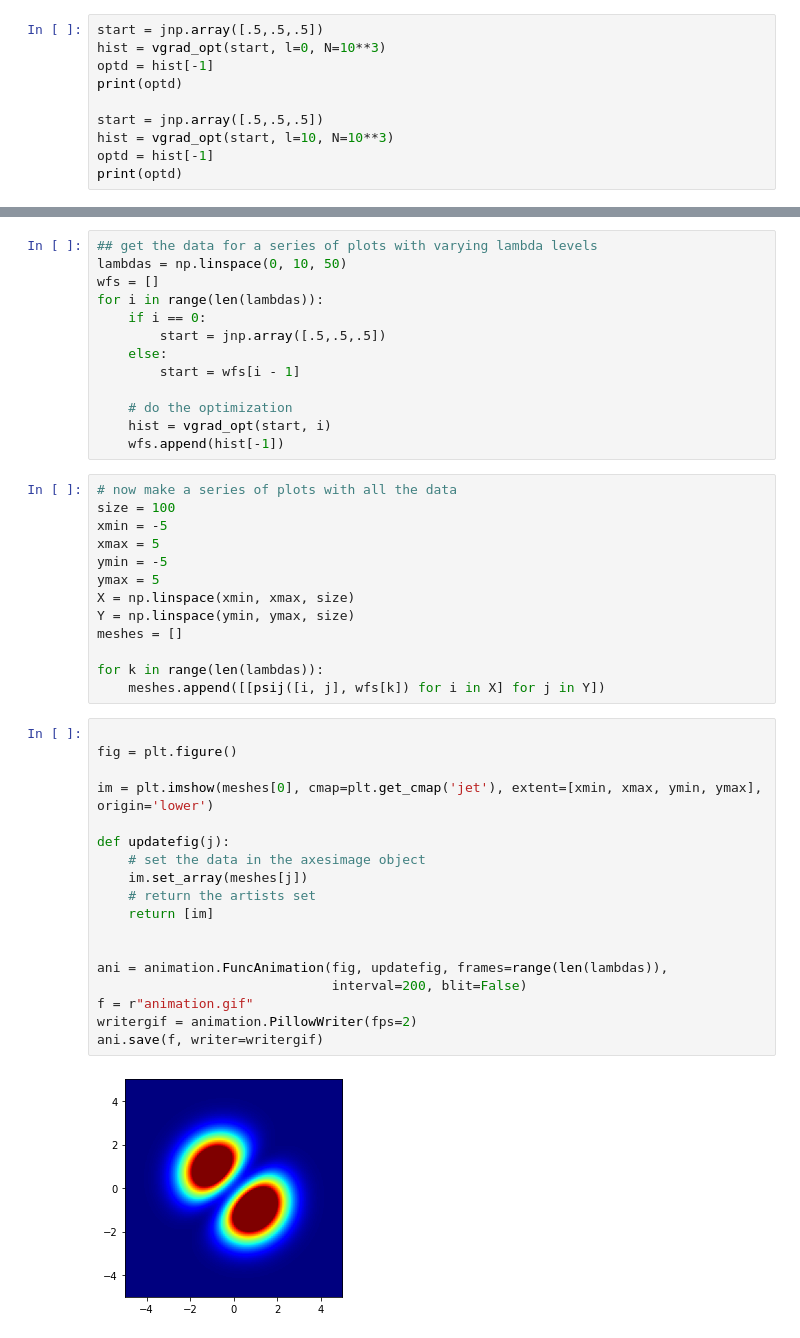
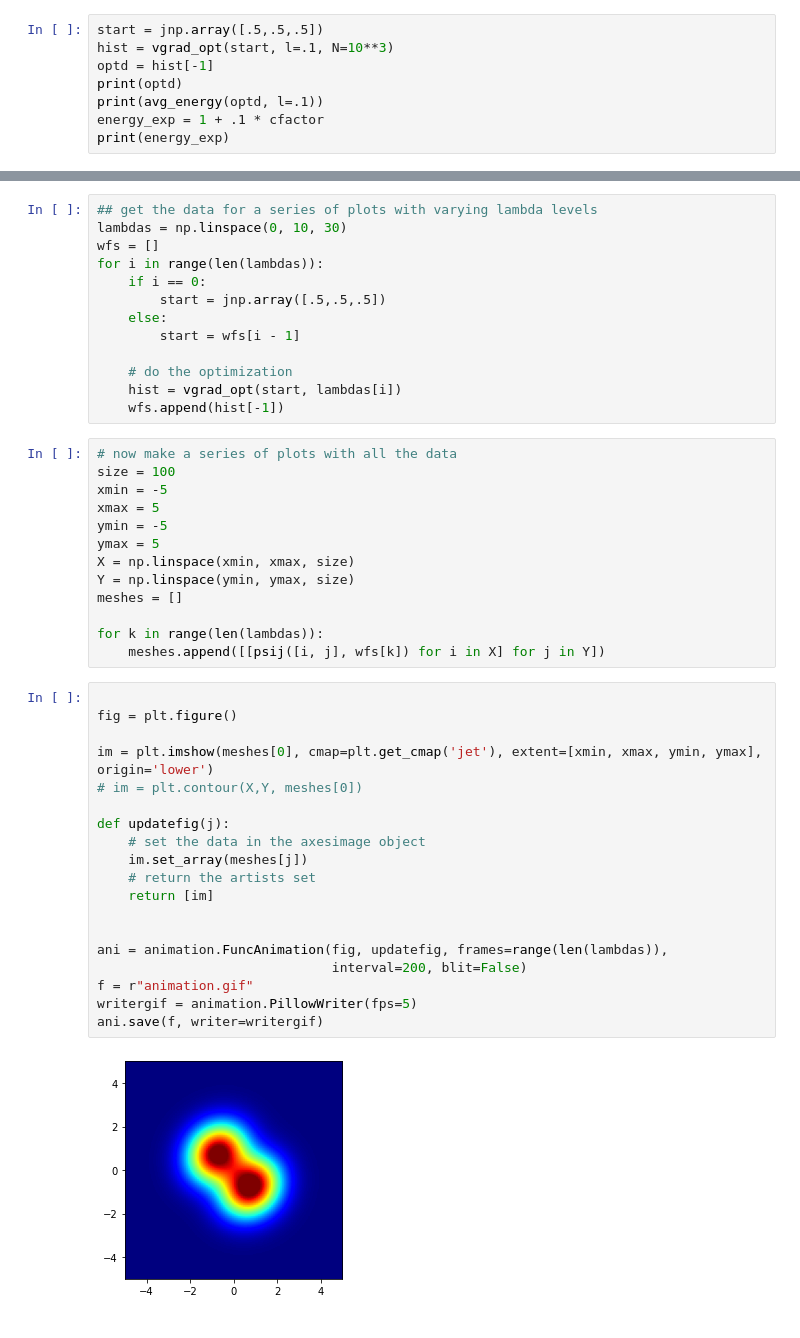
Before and after one commit to hershkumar/summer2022, a Jupyter notebook: autodiff/many_particle_vmc.ipynb, the cells around one changed output, grey strips where cells are left out. Saved outputs shown, nothing was run; the diff lists cells and outputs as text.

Commit message:
make animation and plots

```diff
--- a/autodiff/many_particle_vmc.ipynb
+++ b/autodiff/many_particle_vmc.ipynb
@@ -172,10 +164,8 @@ print(optd)
 # %%
 start = jnp.array([.5,.5,.5])
-hist = vgrad_opt(start, l=0, N=10**3)
+hist = vgrad_opt(start, l=.1, N=10**3)
 optd = hist[-1]
 print(optd)
-
-start = jnp.array([.5,.5,.5])
-hist = vgrad_opt(start, l=10, N=10**3)
-optd = hist[-1]
-print(optd)
+print(avg_energy(optd, l=.1))
+energy_exp = 1 + .1 * cfactor
+print(energy_exp)
@@ -214,6 +195,6 @@ plt.show()
 # %%
 ## get the data for a series of plots with varying lambda levels
-lambdas = np.linspace(0, 10, 50)
+lambdas = np.linspace(0, 10, 30)
 wfs = []
 for i in range(len(lambdas)):
     if i == 0:
@@ -222,7 +203,7 @@ for i in range(len(lambdas)):
         start = wfs[i - 1]
 
     # do the optimization
-    hist = vgrad_opt(start, i)
+    hist = vgrad_opt(start, lambdas[i])
     wfs.append(hist[-1])
 # %%
 # now make a series of plots with all the data
@@ -240,20 +221,21 @@ for k in range(len(lambdas)):
 # %%
 
 fig = plt.figure()
 
 im = plt.imshow(meshes[0], cmap=plt.get_cmap('jet'), extent=[xmin, xmax, ymin, ymax], origin='lower')
+# im = plt.contour(X,Y, meshes[0])
 
 def updatefig(j):
     # set the data in the axesimage object
     im.set_array(meshes[j])
     # return the artists set
     return [im]
 
 
 ani = animation.FuncAnimation(fig, updatefig, frames=range(len(lambdas)),
                               interval=200, blit=False)
 f = r"animation.gif"
-writergif = animation.PillowWriter(fps=2)
+writergif = animation.PillowWriter(fps=5)
 ani.save(f, writer=writergif)
 # %% [output]
-[figure, old version]
+[figure, new version]
```
Also changed, not shown: parts of 7 cells of this notebook, 2 other files.
